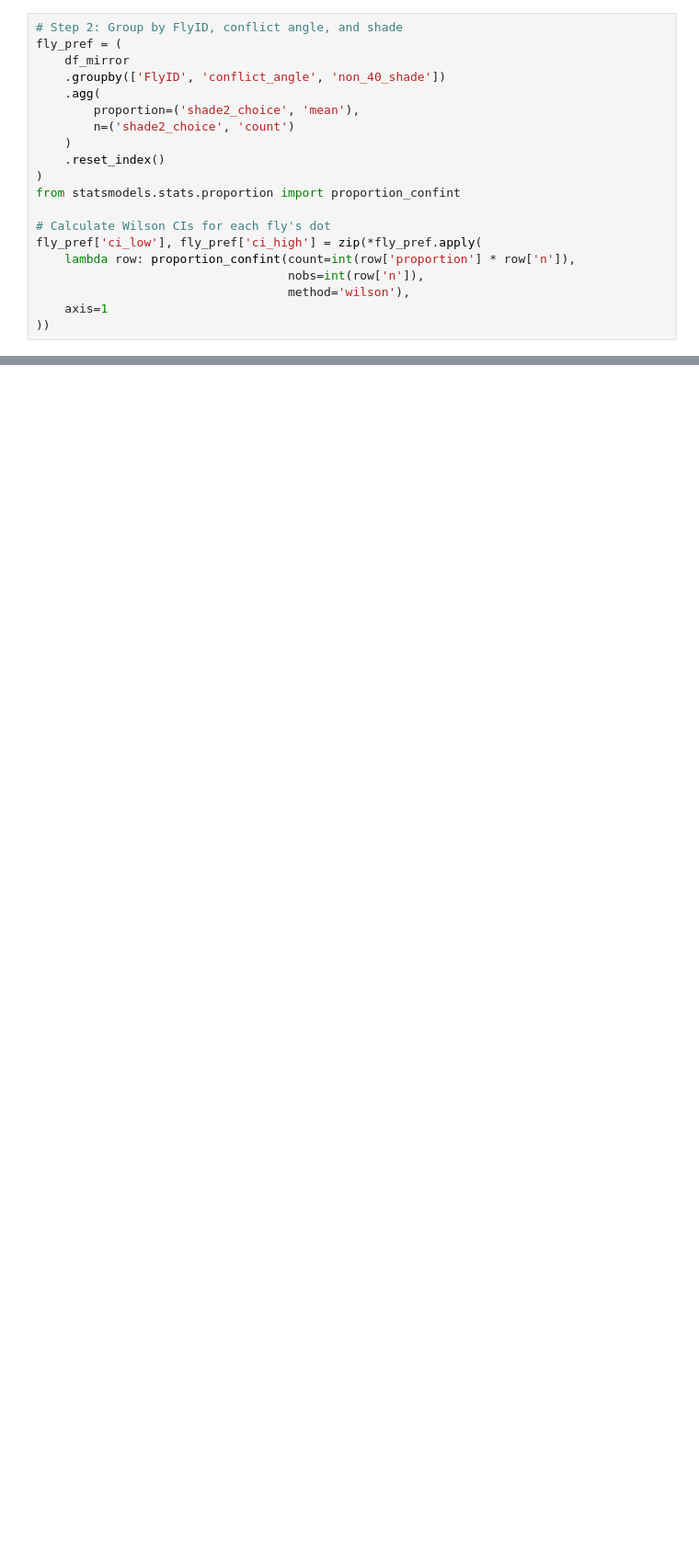
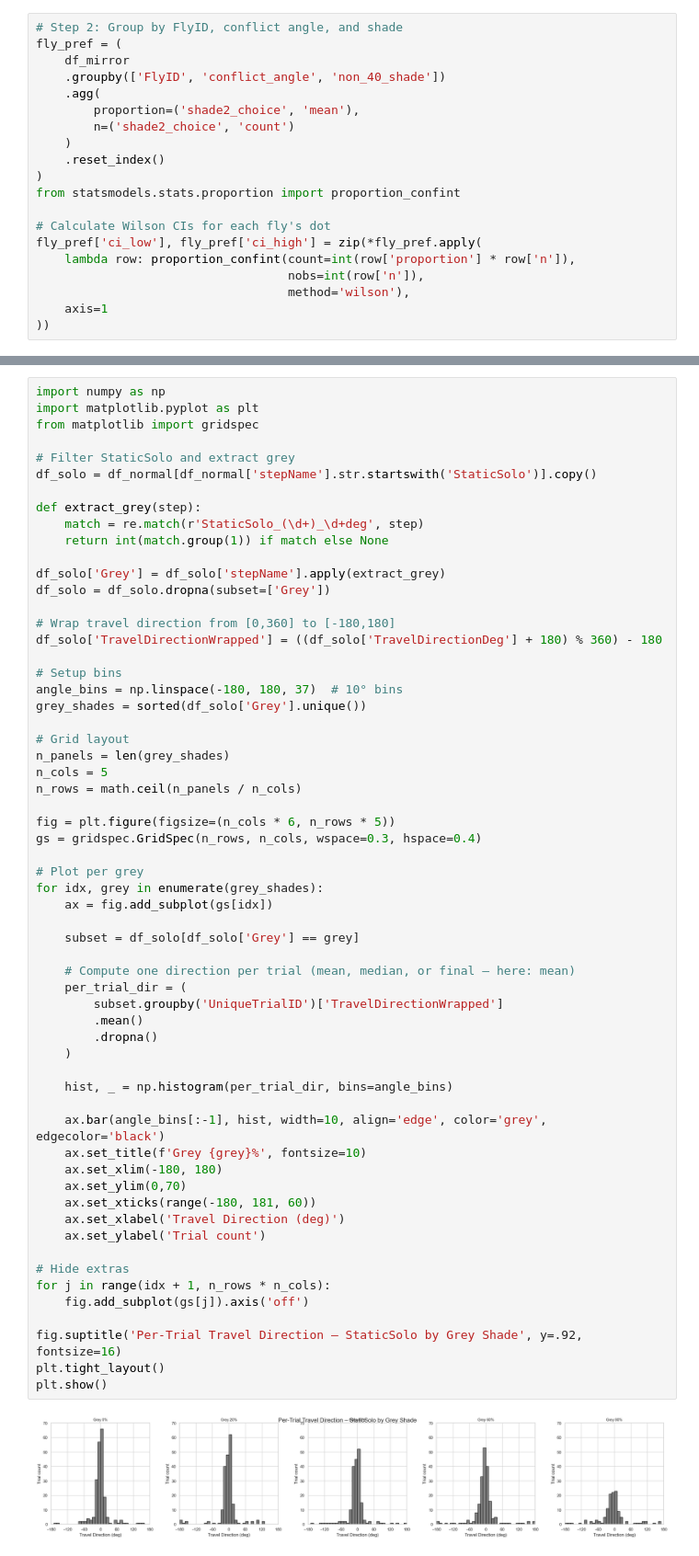
Before and after one commit to AugustPa/VRDataAnalysis, a Jupyter notebook: Ants/static_grayPreferences.ipynb, the cells around one changed output, grey strips where cells are left out. Shown at 92% size. Cells and saved outputs as stored; diff of their text form; blank space fills up the shorter version.

```diff
--- a/Ants/static_grayPreferences.ipynb
+++ b/Ants/static_grayPreferences.ipynb
@@ -547,0 +920,62 @@ plt.show()
+# %%
+import numpy as np
+import matplotlib.pyplot as plt
+from matplotlib import gridspec
+
+# Filter StaticSolo and extract grey
+df_solo = df_normal[df_normal['stepName'].str.startswith('StaticSolo')].copy()
+
+def extract_grey(step):
+    match = re.match(r'StaticSolo_(\d+)_\d+deg', step)
+    return int(match.group(1)) if match else None
+
+df_solo['Grey'] = df_solo['stepName'].apply(extract_grey)
+df_solo = df_solo.dropna(subset=['Grey'])
+
+# Wrap travel direction from [0,360] to [-180,180]
+df_solo['TravelDirectionWrapped'] = ((df_solo['TravelDirectionDeg'] + 180) % 360) - 180
+
+# Setup bins
+angle_bins = np.linspace(-180, 180, 37)  # 10° bins
+grey_shades = sorted(df_solo['Grey'].unique())
+
+# Grid layout
+n_panels = len(grey_shades)
+n_cols = 5
+n_rows = math.ceil(n_panels / n_cols)
+
+fig = plt.figure(figsize=(n_cols * 6, n_rows * 5))
+gs = gridspec.GridSpec(n_rows, n_cols, wspace=0.3, hspace=0.4)
+
+# Plot per grey
+for idx, grey in enumerate(grey_shades):
+    ax = fig.add_subplot(gs[idx])
+
+    subset = df_solo[df_solo['Grey'] == grey]
+
+    # Compute one direction per trial (mean, median, or final — here: mean)
+    per_trial_dir = (
+        subset.groupby('UniqueTrialID')['TravelDirectionWrapped']
+        .mean()
+        .dropna()
+    )
+
+    hist, _ = np.histogram(per_trial_dir, bins=angle_bins)
+
+    ax.bar(angle_bins[:-1], hist, width=10, align='edge', color='grey', edgecolor='black')
+    ax.set_title(f'Grey {grey}%', fontsize=10)
+    ax.set_xlim(-180, 180)
+    ax.set_ylim(0,70)
+    ax.set_xticks(range(-180, 181, 60))
+    ax.set_xlabel('Travel Direction (deg)')
+    ax.set_ylabel('Trial count')
+
+# Hide extras
+for j in range(idx + 1, n_rows * n_cols):
+    fig.add_subplot(gs[j]).axis('off')
+
+fig.suptitle('Per-Trial Travel Direction – StaticSolo by Grey Shade', y=.92, fontsize=16)
+plt.tight_layout()
+plt.show()
+# %% [output]
+[figure, added]
```
Also changed, not shown: parts of 34 cells of this notebook, 8 other files.
